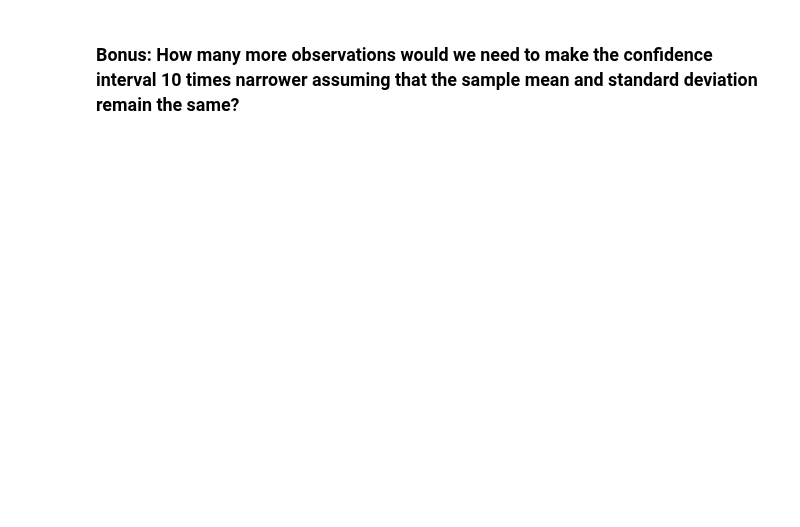
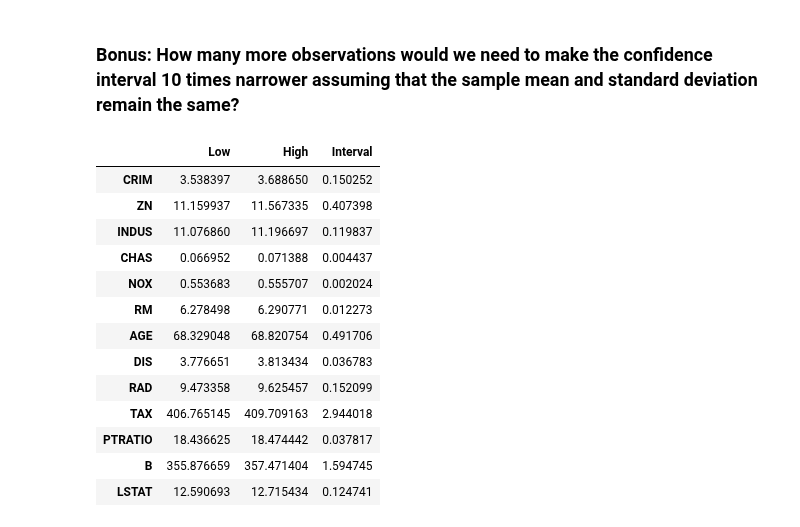
Before and after one commit to a3o1m2/DSI11-lessons, a Jupyter notebook: week08/day2_confidence_intervals_hypothesis_testing/confidence-intervals-lesson/confidence-intervals-lesson.ipynb, the cells around one changed output. Drawn from its saved outputs; the diff is of its cells as text; code cells hidden in the pictures; blank space fills up the shorter version.

```diff
--- a/week08/day2_confidence_intervals_hypothesis_testing/confidence-intervals-lesson/confidence-intervals-lesson.ipynb
+++ b/week08/day2_confidence_intervals_hypothesis_testing/confidence-intervals-lesson/confidence-intervals-lesson.ipynb
@@ -335,2 +370,26 @@ Calculate with both formulas using either normal or t-distribution.
 # %% [markdown]
 ### Bonus: How many more observations would we need to make the confidence interval 10 times narrower assuming that the sample mean and standard deviation remain the same?
+# %%
+# as we know we'd have to increase samples by 100 to get CI reduction by 10 times, so just plug into formula:
+# as we know the standard error is / sqrt(sample_size). I just divided by 10 below.. to relicate /sqrt(100)
+
+CI_95_narrow = pd.DataFrame([data.data[:,i].mean() + t_factor_95*stats.sem(data.data[:,i]/10)
+                      for i in range(len(data.feature_names))], columns=['Low','High'],
+                     index=data.feature_names)
+CI_95_narrow['Interval'] = CI_95_narrow.apply(lambda x: x['High']-x['Low'], axis=1)
+CI_95_narrow
+# %% [output]
+|  | Low | High | Interval |
+| CRIM | 3.538397 | 3.688650 | 0.150252 |
+| ZN | 11.159937 | 11.567335 | 0.407398 |
+| INDUS | 11.076860 | 11.196697 | 0.119837 |
+| CHAS | 0.066952 | 0.071388 | 0.004437 |
+| NOX | 0.553683 | 0.555707 | 0.002024 |
+| RM | 6.278498 | 6.290771 | 0.012273 |
+| AGE | 68.329048 | 68.820754 | 0.491706 |
+| DIS | 3.776651 | 3.813434 | 0.036783 |
+| RAD | 9.473358 | 9.625457 | 0.152099 |
+| TAX | 406.765145 | 409.709163 | 2.944018 |
+| PTRATIO | 18.436625 | 18.474442 | 0.037817 |
+| B | 355.876659 | 357.471404 | 1.594745 |
+| LSTAT | 12.590693 | 12.715434 | 0.124741 |
```
Also changed, not shown: parts of 6 cells of this notebook, 10 other files.
